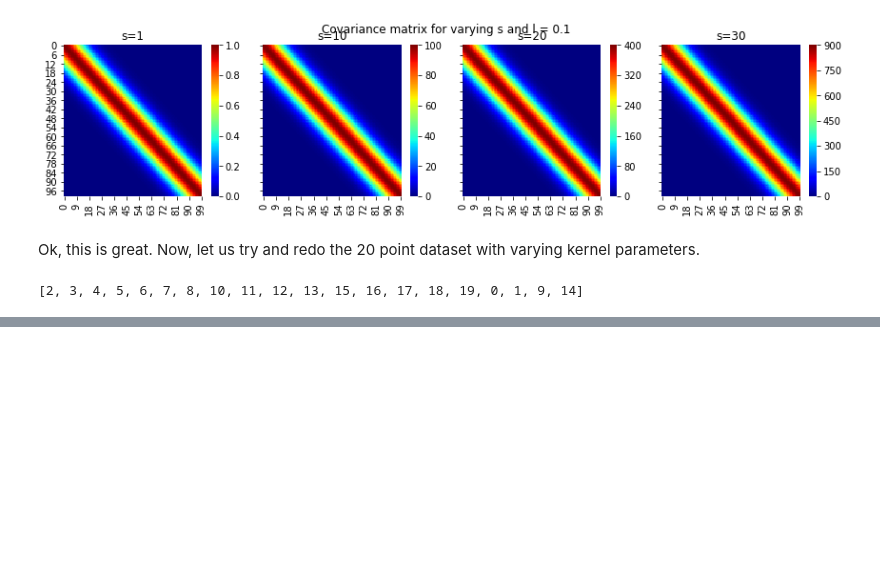
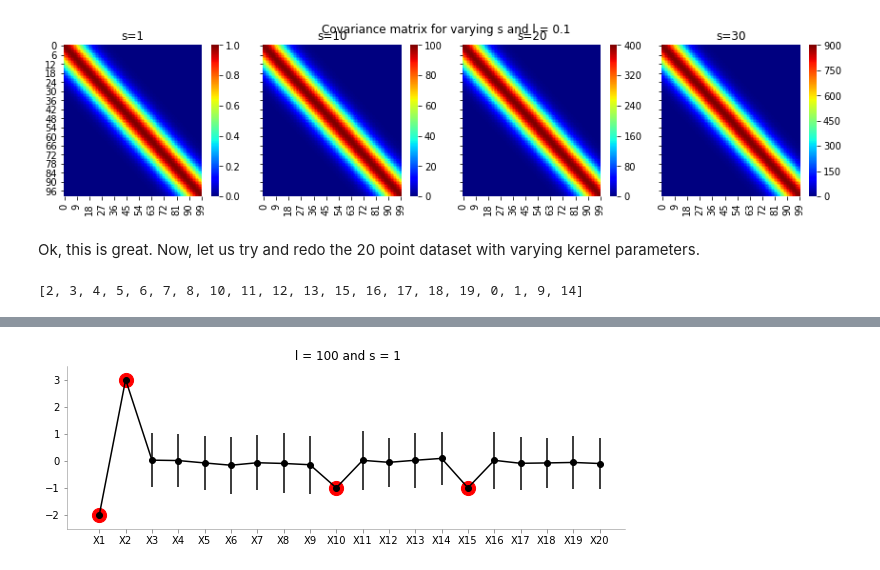
Before and after one commit to lhanappa/nipunbatra.github.io, a Jupyter notebook: blog/2019/GP-1.ipynb, the cells around one changed output, grey strips where cells are left out. Cells and saved outputs as stored; diff of their text form; code cells hidden in the pictures; blank space fills up the shorter version.

```diff
--- a/blog/2019/GP-1.ipynb
+++ b/blog/2019/GP-1.ipynb
@@ -917,0 +903,4 @@ dtype: float64
+# %%
+fit_plot_gp(1, 100, known_d, 20)
+# %% [output]
+[figure, added]
```
Also changed, not shown: parts of 5 cells of this notebook.
